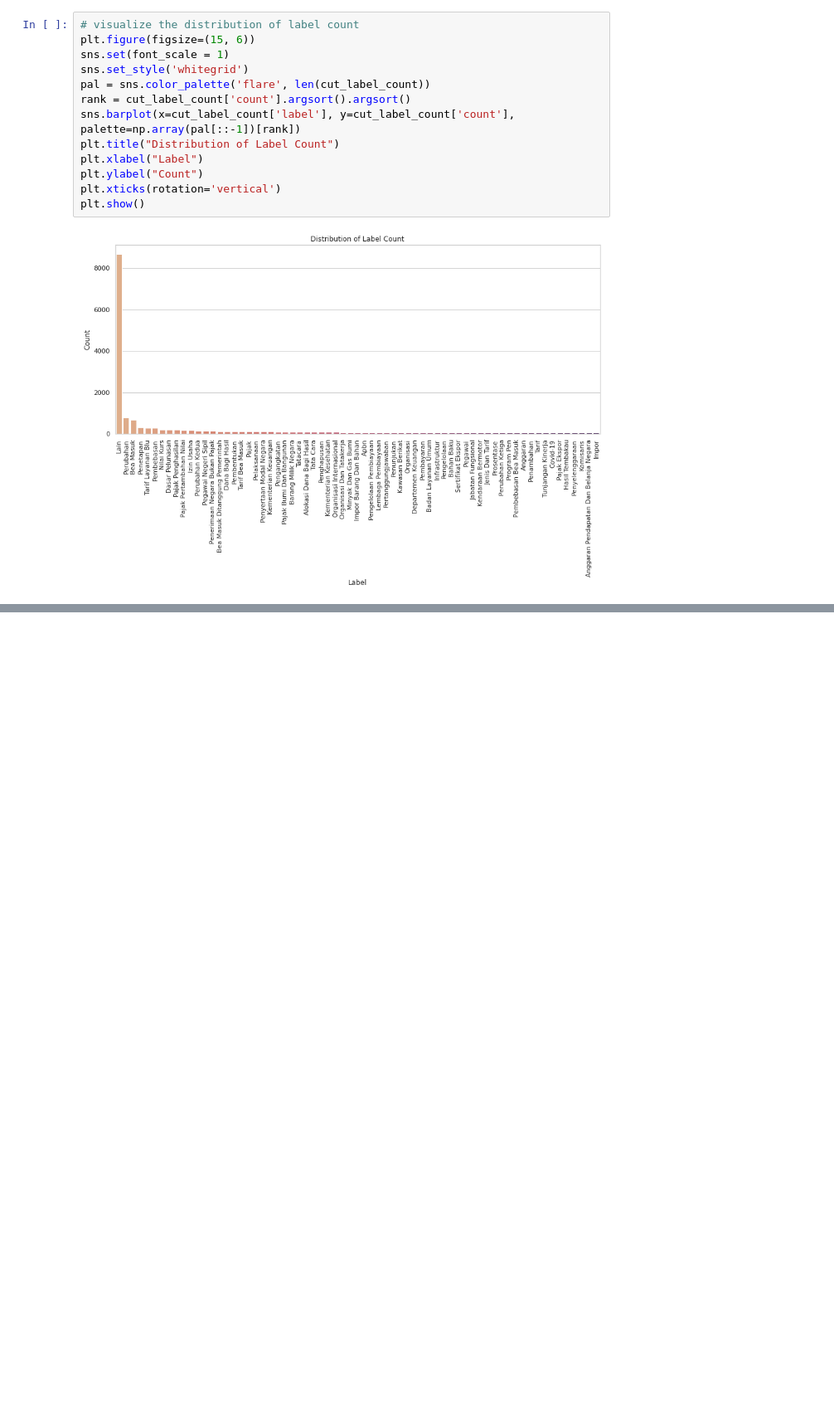
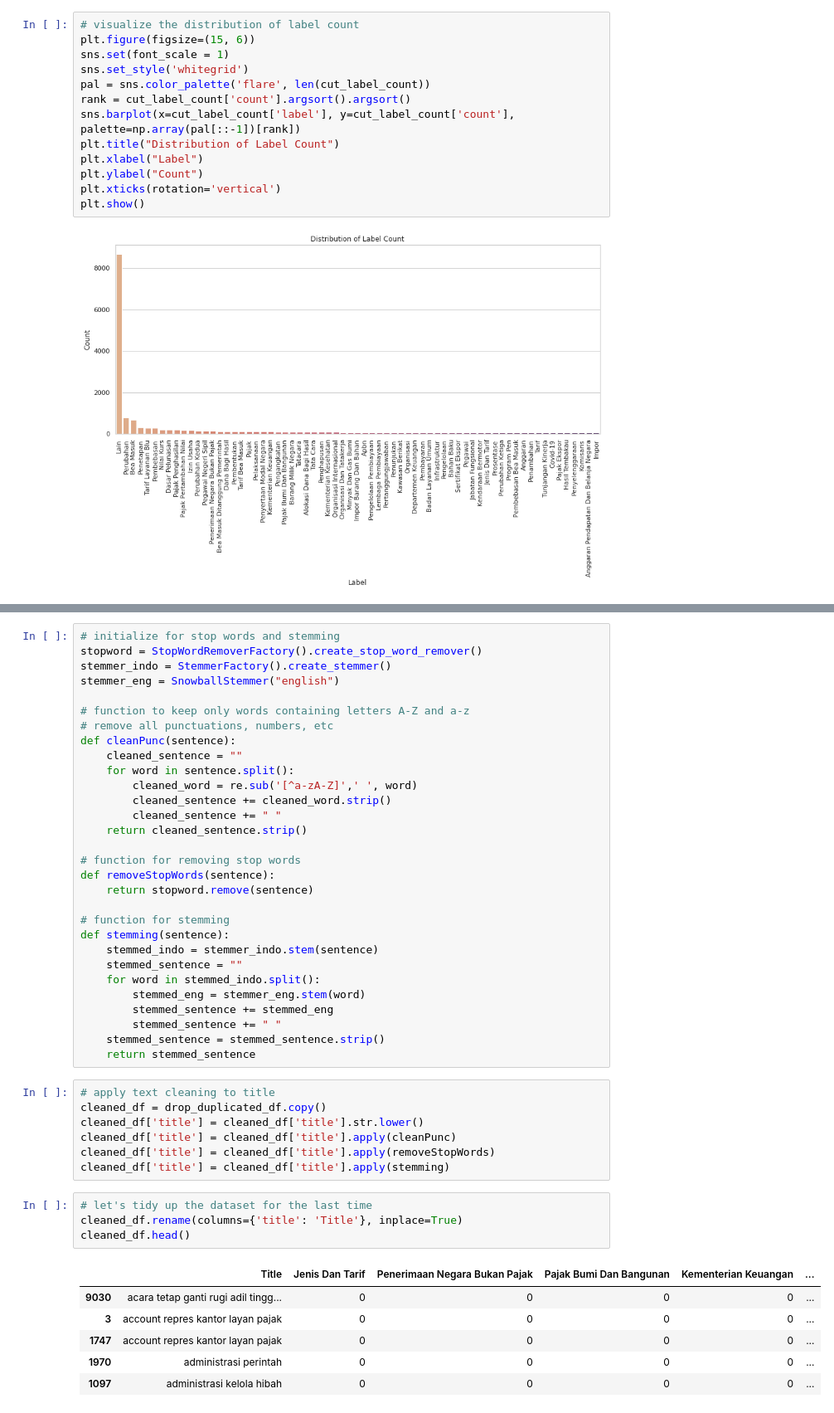
Before and after one commit to bangkit-kaidah/machine-learning, a Jupyter notebook: Data_Preprocessing.ipynb, the cells around one changed output, grey strips where cells are left out. Shown at 83% size. Saved outputs shown, nothing was run; the diff lists cells and outputs as text; blank space fills up the shorter version.

```diff
--- a/Data_Preprocessing.ipynb
+++ b/Data_Preprocessing.ipynb
@@ -281,0 +287,48 @@ drop_duplicated_df[drop_duplicated_df.duplicated(['title'], keep='first')]
+# %%
+# initialize for stop words and stemming
+stopword = StopWordRemoverFactory().create_stop_word_remover()
+stemmer_indo = StemmerFactory().create_stemmer()
+stemmer_eng = SnowballStemmer("english")
+
+# function to keep only words containing letters A-Z and a-z
+# remove all punctuations, numbers, etc
+def cleanPunc(sentence):
+    cleaned_sentence = ""
+    for word in sentence.split():
+        cleaned_word = re.sub('[^a-zA-Z]',' ', word)
+        cleaned_sentence += cleaned_word.strip()
+        cleaned_sentence += " "
+    return cleaned_sentence.strip()
+
+# function for removing stop words
+def removeStopWords(sentence):
+    return stopword.remove(sentence)
+
+# function for stemming
+def stemming(sentence):
+    stemmed_indo = stemmer_indo.stem(sentence)
+    stemmed_sentence = ""
+    for word in stemmed_indo.split():
+        stemmed_eng = stemmer_eng.stem(word)
+        stemmed_sentence += stemmed_eng
+        stemmed_sentence += " "
+    stemmed_sentence = stemmed_sentence.strip()
+    return stemmed_sentence
+# %%
+# apply text cleaning to title
+cleaned_df = drop_duplicated_df.copy()
+cleaned_df['title'] = cleaned_df['title'].str.lower()
+cleaned_df['title'] = cleaned_df['title'].apply(cleanPunc)
+cleaned_df['title'] = cleaned_df['title'].apply(removeStopWords)
+cleaned_df['title'] = cleaned_df['title'].apply(stemming)
+# %%
+# let's tidy up the dataset for the last time
+cleaned_df.rename(columns={'title': 'Title'}, inplace=True)
+cleaned_df.head()
+# %% [output]
+|  | Title | Jenis Dan Tarif | Penerimaan Negara Bukan Pajak | Pajak Bumi Dan Bangunan | Kementerian Keuangan | ... |
+| 9030 | acara tetap ganti rugi adil tingg... | 0 | 0 | 0 | 0 | ... |
+| 3 | account repres kantor layan pajak | 0 | 0 | 0 | 0 | ... |
+| 1747 | account repres kantor layan pajak | 0 | 0 | 0 | 0 | ... |
+| 1970 | administrasi perintah | 0 | 0 | 0 | 0 | ... |
+| 1097 | administrasi kelola hibah | 0 | 0 | 0 | 0 | ... |
```
Also changed, not shown: parts of 23 cells of this notebook.
